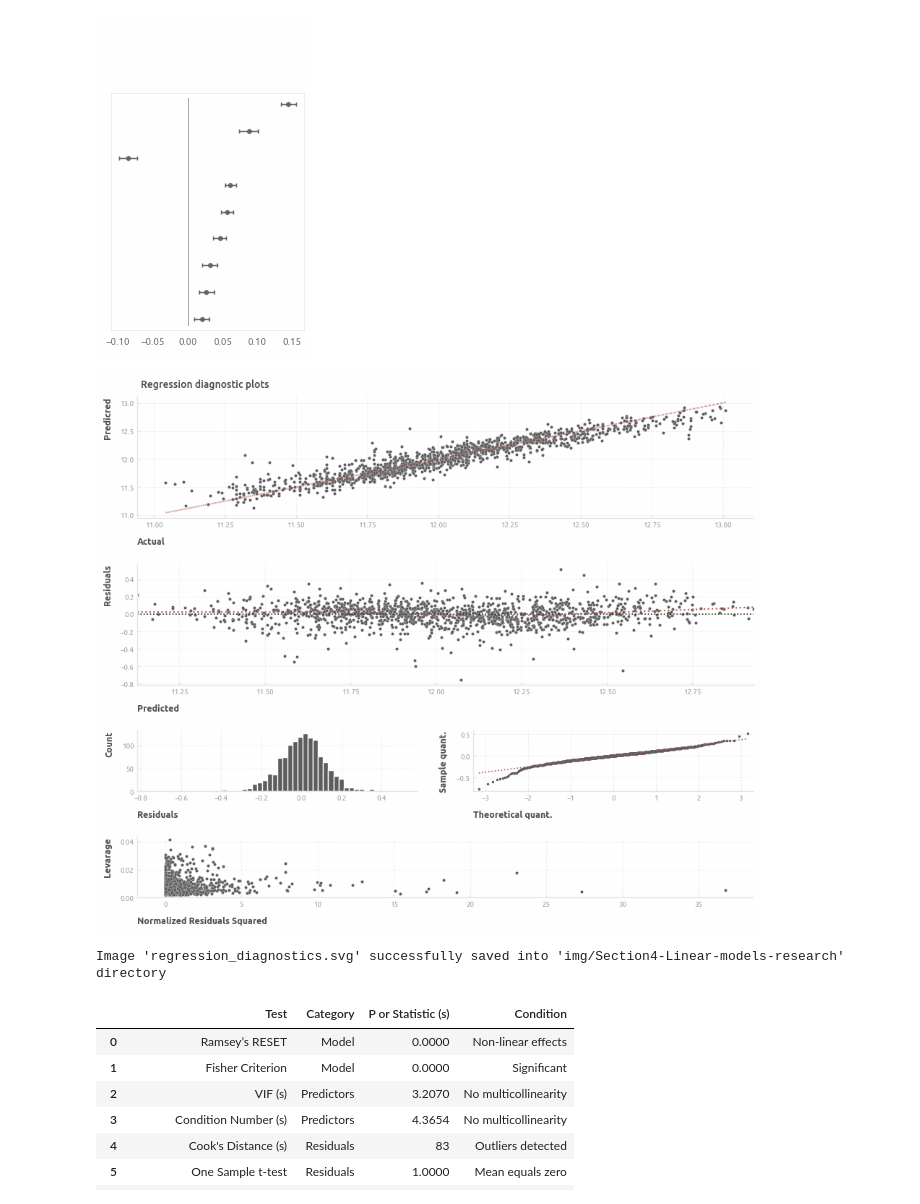
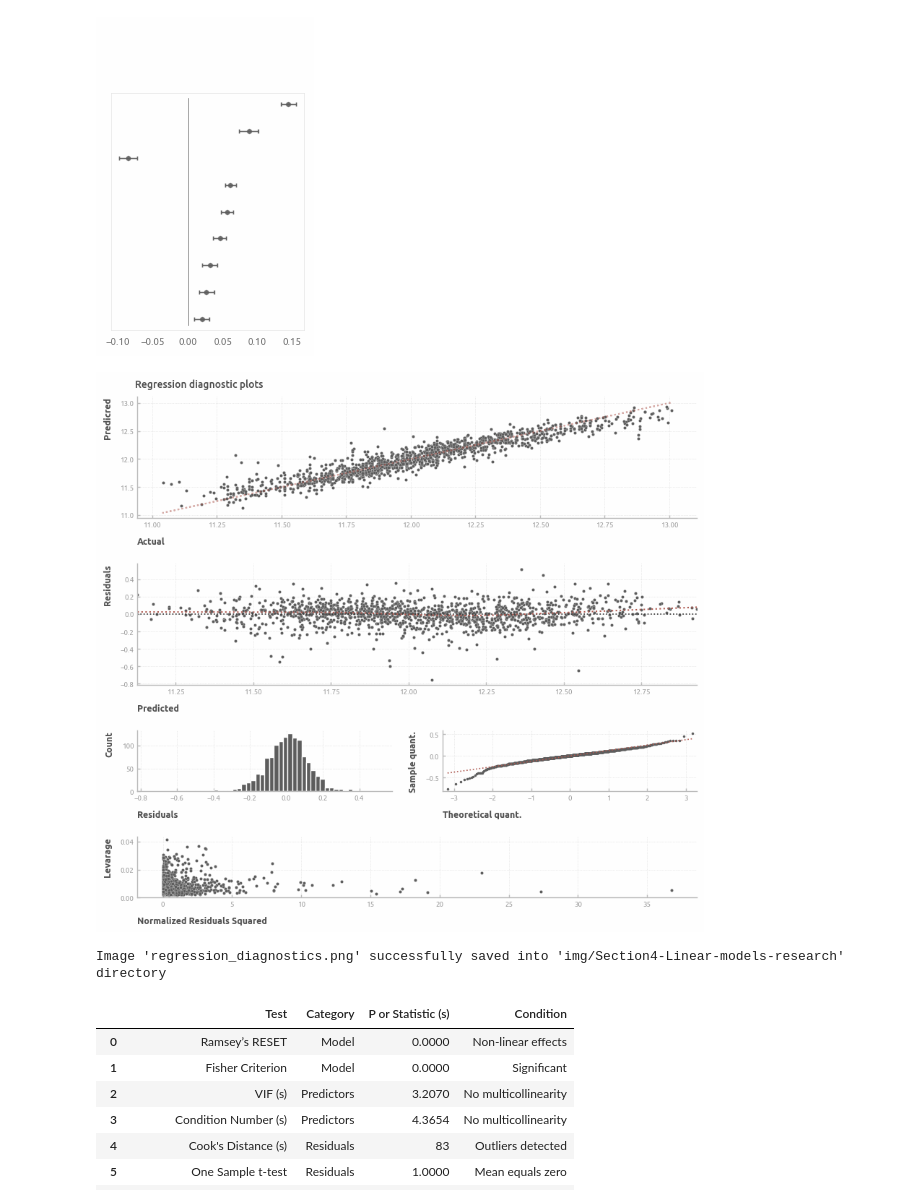
Before and after one commit to a-chasovsky/house-prices, a Jupyter notebook: Section4-Linear-models-research.ipynb, the cells around one changed output. Saved outputs shown, nothing was run; the diff lists cells and outputs as text; code cells hidden in the pictures.

```diff
--- a/Section4-Linear-models-research.ipynb
+++ b/Section4-Linear-models-research.ipynb
@@ -592,17 +592,17 @@ f = plot_lr_coef(lr, figsize=(2.5, 3.07))
 # %%
 fig = plot_regression_diagnostics(
     model=lr,
     data=data,
     target=target,
-    figsize=(11, 9)
+    figsize=(10, 9)
 )
 fig.suptitle('Regression diagnostic plots', x=0.210, y=0.908, fontsize=10)
 plt.show()
 
 savefig('regression_diagnostics', dir_save)
 # %% [output]
-[figure, old version]
+[figure, new version]
-Image 'regression_diagnostics.svg' successfully saved into 'img/Section4-Linear-models-research' directory
+Image 'regression_diagnostics.png' successfully saved into 'img/Section4-Linear-models-research' directory
 # %%
 regression_diagnostics(lr, data[features_linear], alpha=0.05)
 # %% [output]
```
Also changed, not shown: parts of 4 cells of this notebook, 13 other files.
